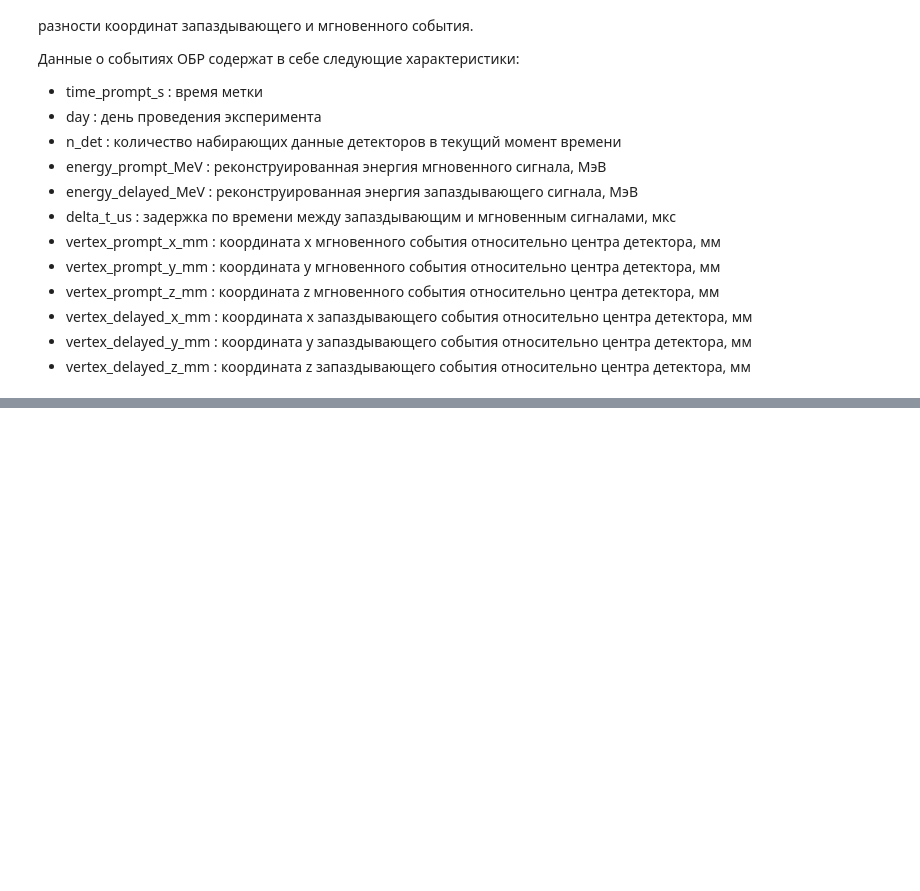
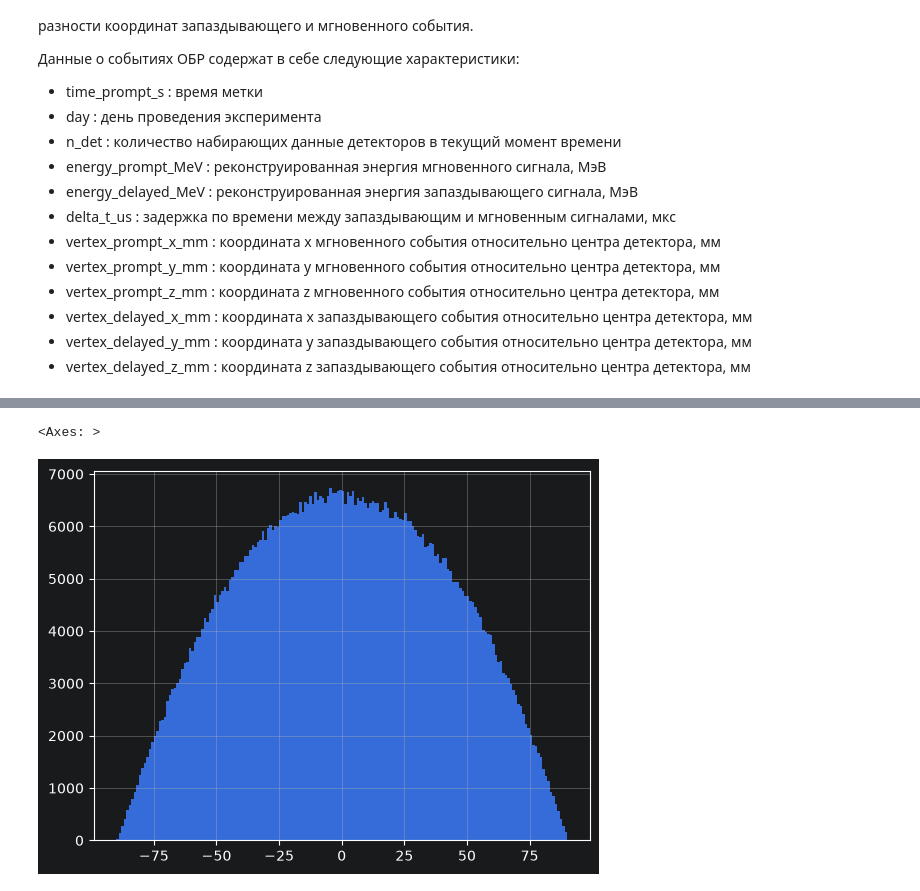
Before and after one commit to Dmitriy-Arhipov/lpr_python_1sem, a Jupyter notebook: DayaBay.ipynb, the cells around one changed output, grey strips where cells are left out. Cells and saved outputs as stored; diff of their text form; code cells hidden in the pictures; blank space fills up the shorter version.

```diff
--- a/DayaBay.ipynb
+++ b/DayaBay.ipynb
@@ -43,0 +61,5 @@ ang = angles(df)
+# %%
+ang['h'].hist(bins=180)
+# %% [output]
+<Axes: >
+[figure, added]
```
Also changed, not shown: parts of 14 cells of this notebook, 1 other file.
